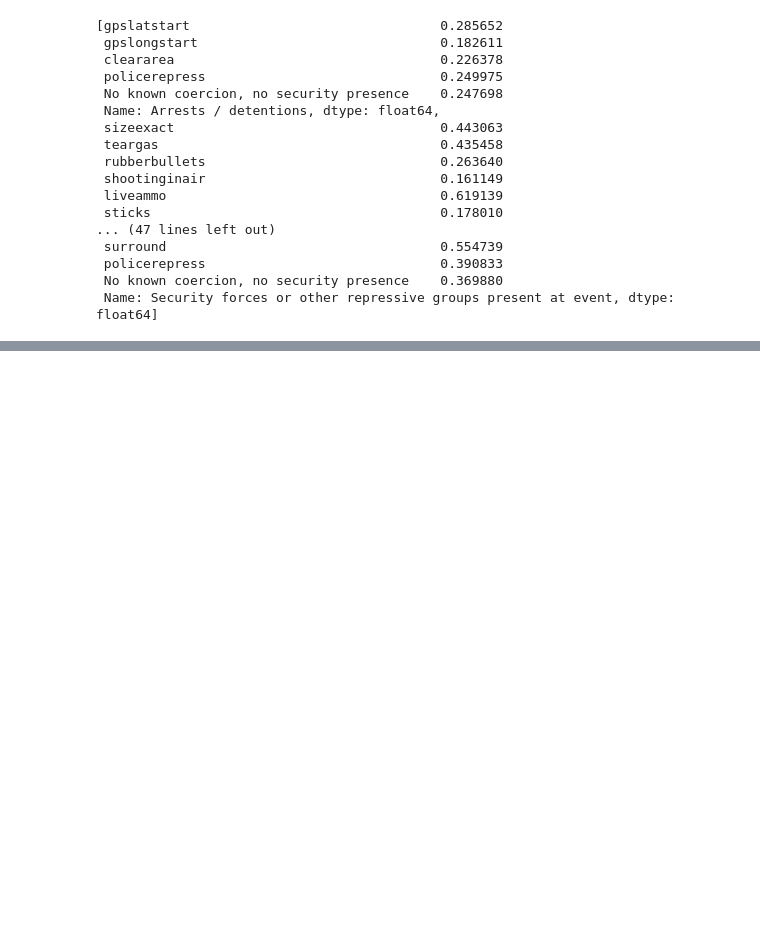
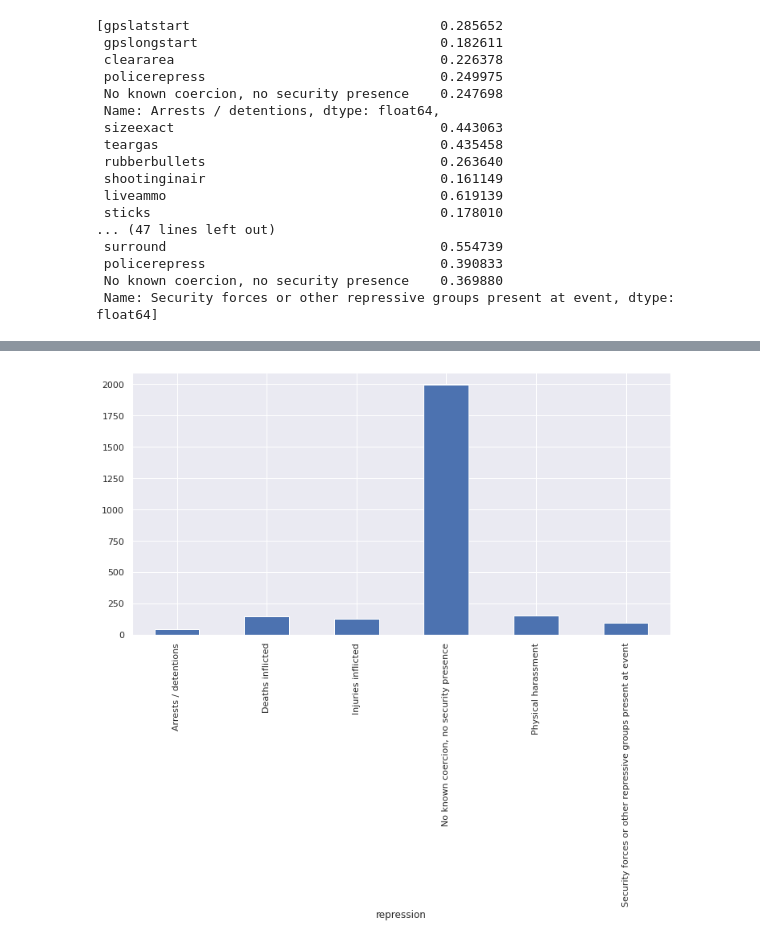
Before and after one commit to NoahDarwich/portest, a Jupyter notebook: notebooks/iraq_exploration.ipynb, the cells around one changed output, grey strips where cells are left out. Cells and saved outputs as stored; diff of their text form; code cells hidden in the pictures; blank space fills up the shorter version.

```diff
--- a/notebooks/iraq_exploration.ipynb
+++ b/notebooks/iraq_exploration.ipynb
@@ -243,0 +280,6 @@ highly_correlated_parameters
+# %%
+orga_df = grouped.iloc[-1]
+orga_df.plot(kind='bar')
+plt.savefig('no_orga_repress.png')
+# %% [output]
+[figure, added]
```
Also changed, not shown: parts of 20 cells of this notebook.
